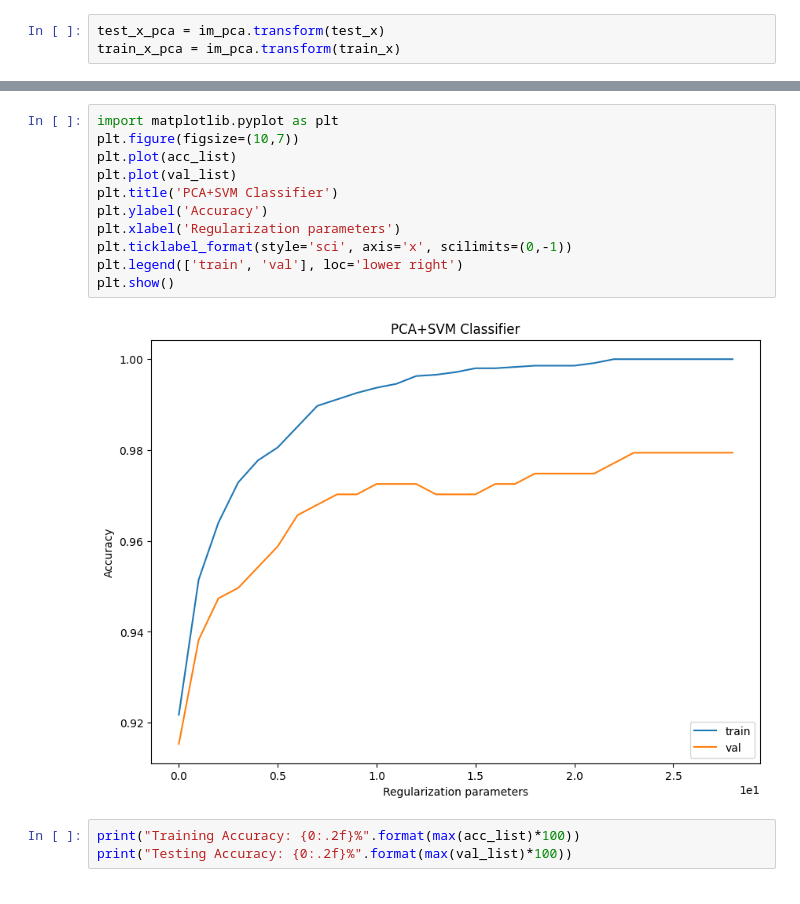
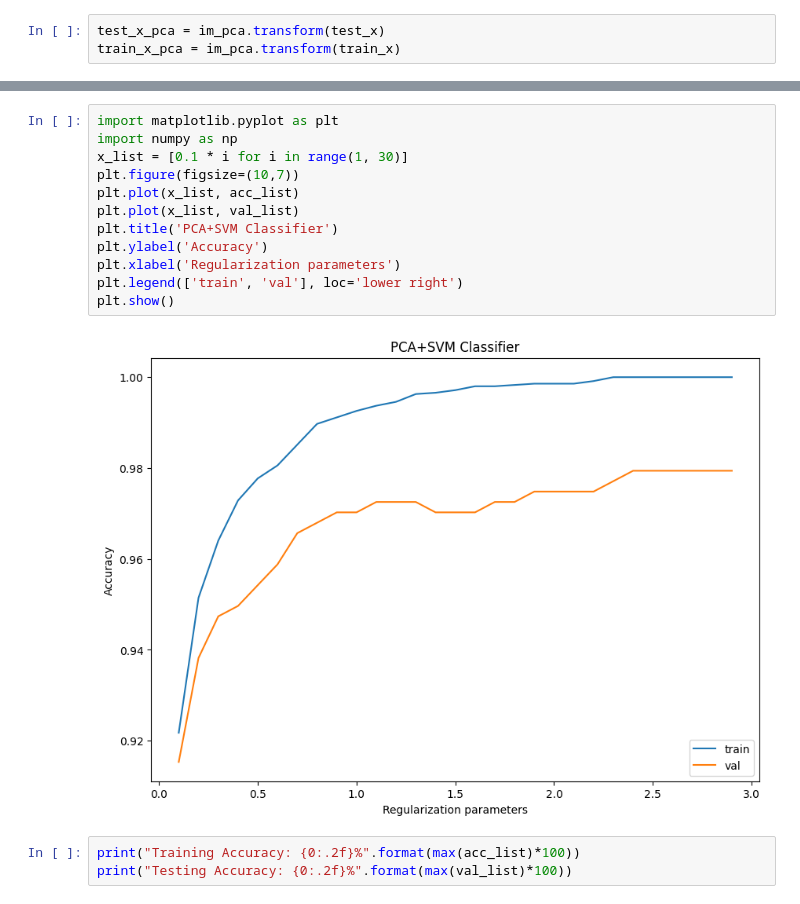
Before and after one commit to Crepopcorn/IE4476_project, a Jupyter notebook: IE4476_Project.ipynb, the cells around one changed output, grey strips where cells are left out. Saved outputs shown, nothing was run; the diff lists cells and outputs as text.

```diff
--- a/IE4476_Project.ipynb
+++ b/IE4476_Project.ipynb
@@ -172,17 +172,18 @@ Regularization parameters: 2.9 Validation Accuracy:  0.9794050343249427
 --- 1109.9797449111938 seconds ---
 # %%
 import matplotlib.pyplot as plt
+import numpy as np
+x_list = [0.1 * i for i in range(1, 30)]
 plt.figure(figsize=(10,7))
-plt.plot(acc_list)
-plt.plot(val_list)
+plt.plot(x_list, acc_list)
+plt.plot(x_list, val_list)
 plt.title('PCA+SVM Classifier')
 plt.ylabel('Accuracy')
 plt.xlabel('Regularization parameters')
-plt.ticklabel_format(style='sci', axis='x', scilimits=(0,-1))
 plt.legend(['train', 'val'], loc='lower right')
 plt.show()
 # %% [output]
-[figure, old version]
+[figure, new version]
 # %%
 print("Training Accuracy: {0:.2f}%".format(max(acc_list)*100))
 print("Testing Accuracy: {0:.2f}%".format(max(val_list)*100))
```
